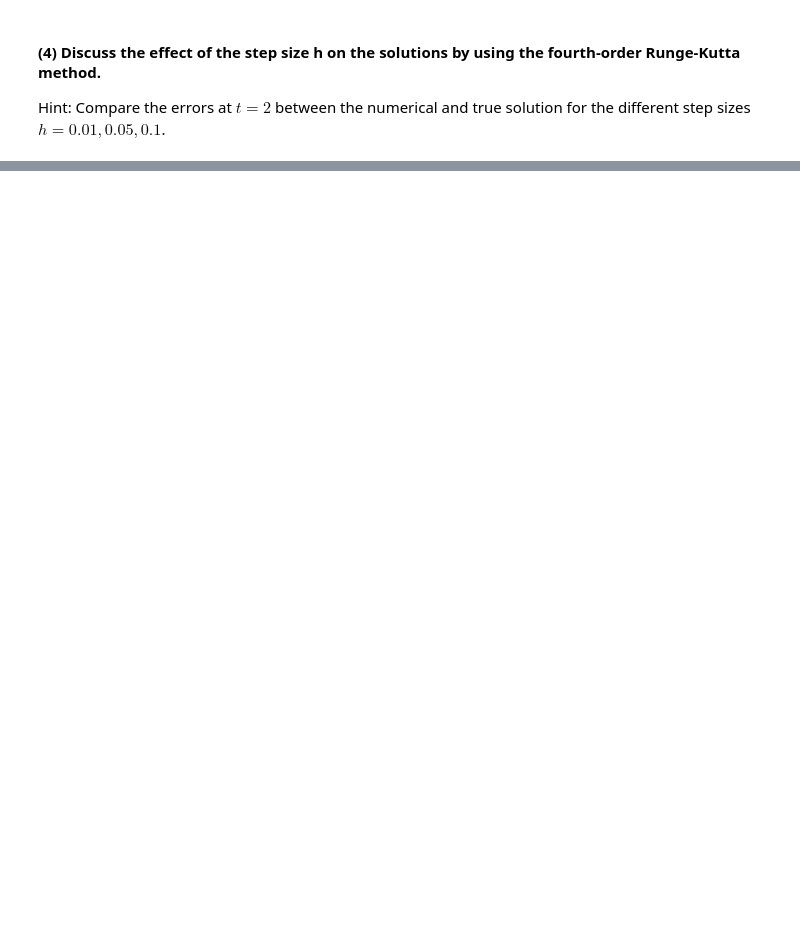
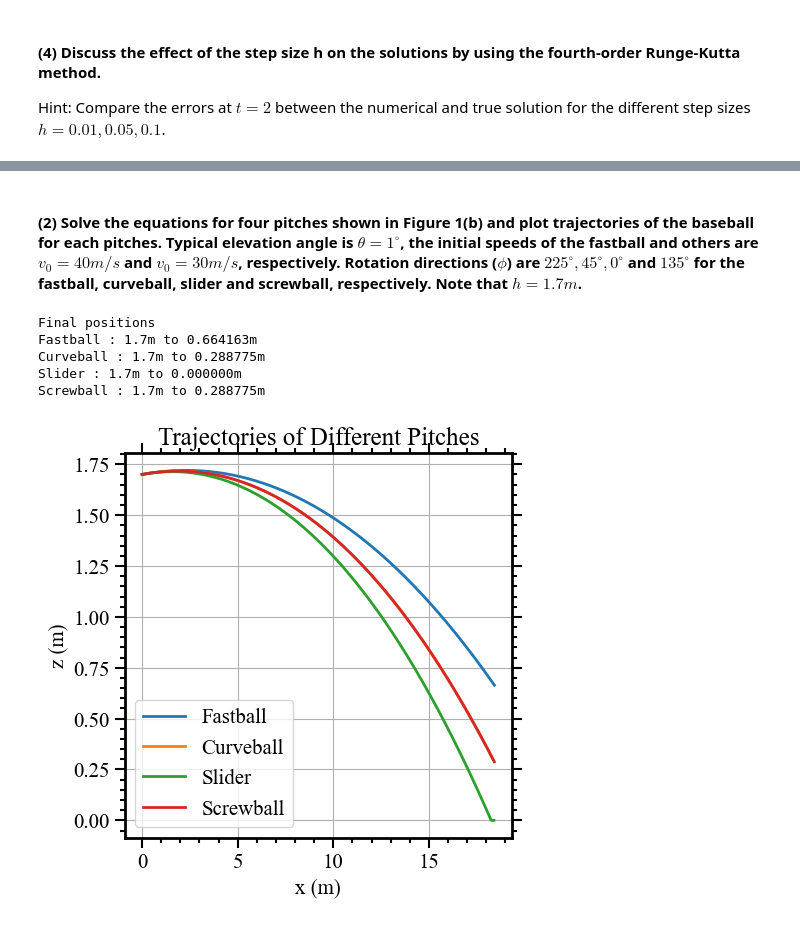
Before and after one commit to boyeon-kim/23-01-CSE5004, a Jupyter notebook: HW5/Python_HW5_boyeonK.ipynb, the cells around one changed output, grey strips where cells are left out. Saved outputs shown, nothing was run; the diff lists cells and outputs as text; code cells hidden in the pictures; blank space fills up the shorter version.

```diff
--- a/HW5/Python_HW5_boyeonK.ipynb
+++ b/HW5/Python_HW5_boyeonK.ipynb
@@ -176,0 +224,6 @@ Hint: Compare the errors at $t = 2$ between the numerical and true solution for
+# %%
+# constant parameters
+g = 9.81
+B = 4.1e-4
+# 1rpm = 2pi/60*rad
+omega = 1800 * 2 * np.pi / 60
@@ -176,0 +334,46 @@ Hint: Compare the errors at $t = 2$ between the numerical and true solution for
+# %% [markdown]
+#### (2) Solve the equations for four pitches shown in Figure 1(b) and plot trajectories of the baseball for each pitches. Typical elevation angle is $\theta = 1^{\circ}$, the initial speeds of the fastball and others are $v_0 = 40m/s$ and $v_0 = 30m/s$, respectively. Rotation directions ($\phi$) are $225 ^{\circ}, 45 ^{\circ}, 0 ^{\circ}$ and $135 ^{\circ}$ for the fastball, curveball, slider and screwball, respectively. Note that $h = 1.7m$.
+# %%
+# Initial conditions
+h = 1.7
+# 1도 = 1*pi/180
+theta = 1 * np.pi / 180
+
+# Fastball, Curveball, Slider, and Screwball initial conditions
+pitches = {
+    "Fastball": {"v0": 40, "phi": 225 * np.pi / 180},
+    "Curveball": {"v0": 30, "phi": 45 * np.pi / 180},
+    "Slider": {"v0": 30, "phi": 0 * np.pi / 180},
+    "Screwball": {"v0": 30, "phi": 135 * np.pi / 180},
+}
+
+# 각 방법에 대한 trajectory loop
+print('Final positions')
+x_valuess = []
+y_valuess = []
+z_valuess = []
+for pitch_name, pitch in pitches.items():
+    x_values, y_values, z_values = traj(x0, y0, z0, pitch["v0"], theta, pitch["phi"], dt)
+
+    # for each plot
+    x_valuess.append(x_values)
+    y_valuess.append(y_values)
+    z_valuess.append(z_values)
+
+    # Final position and Plot
+    print(f'{pitch_name} : {z_values[0]:}m to {z_values[-1]:.6f}m')
+    plt.plot(x_values, z_values, label=pitch_name)
+
+plt.xlabel('x (m)')
+plt.ylabel('z (m)')
+plt.title('Trajectories of Different Pitches')
+plt.legend()
+plt.grid()
+plt.show()
+# %% [output]
+Final positions
+Fastball : 1.7m to 0.664163m
+Curveball : 1.7m to 0.288775m
+Slider : 1.7m to 0.000000m
+Screwball : 1.7m to 0.288775m
+[figure, added]
```
Also changed, not shown: parts of 22 cells of this notebook, 2 other files.
